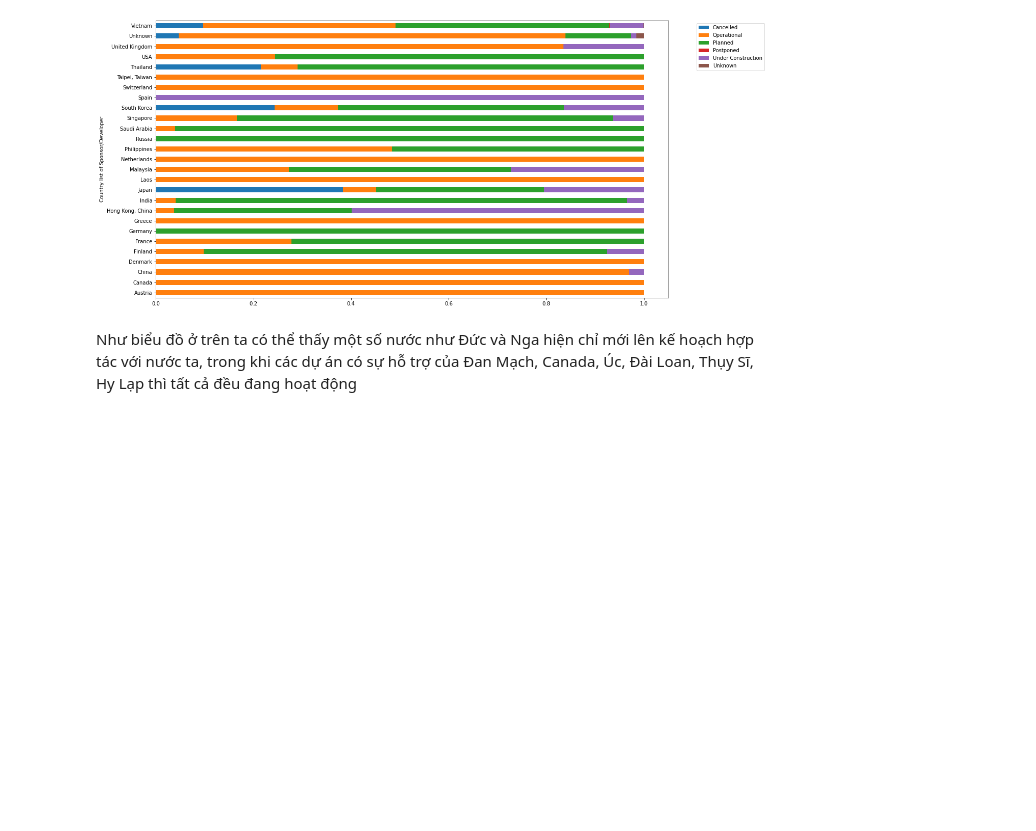
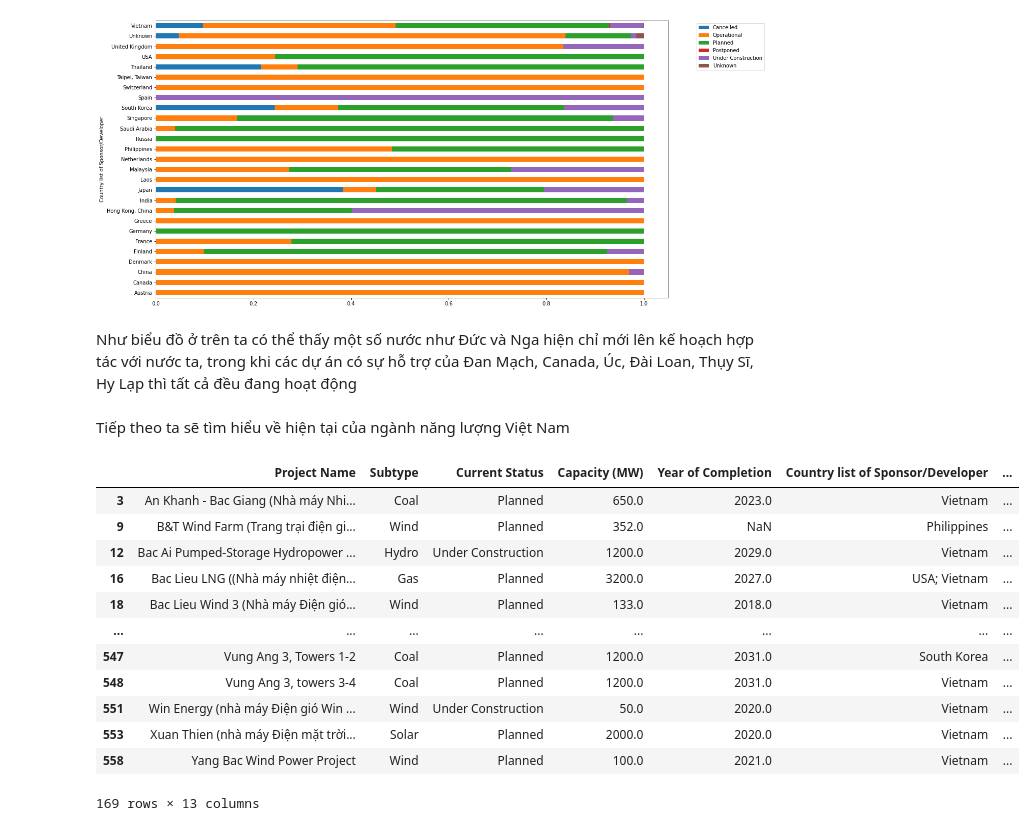
Before and after one commit to JustKidding2K/P4DS_FinalProject, a Jupyter notebook: Source.ipynb, the cells around one changed output. Saved outputs shown, nothing was run; the diff lists cells and outputs as text; code cells hidden in the pictures; blank space fills up the shorter version.

```diff
--- a/Source.ipynb
+++ b/Source.ipynb
@@ -523,3 +523,22 @@ ax.legend(bbox_to_anchor=(1.05, 1), loc='upper left')
 [figure]
 # %% [markdown]
 Như biểu đồ ở trên ta có thể thấy một số nước như Đức và Nga hiện chỉ mới lên kế hoạch hợp tác với nước ta, trong khi các dự án có sự hỗ trợ của Đan Mạch, Canada, Úc, Đài Loan, Thụy Sĩ, Hy Lạp thì tất cả đều đang hoạt động
+# %% [markdown]
+Tiếp theo ta sẽ tìm hiểu về hiện tại của ngành năng lượng Việt Nam
+# %%
+active_now=df[df['Current Status']=='Operational']
+future=df[(df['Current Status']=='Planned')|(df['Current Status']=='Under Construction')]
+# %% [output]
+|  | Project Name | Subtype | Current Status | Capacity (MW) | Year of Completion | Country list of Sponsor/Developer | ... |
+| 3 | An Khanh - Bac Giang (Nhà máy Nhi... | Coal | Planned | 650.0 | 2023.0 | Vietnam | ... |
+| 9 | B&T Wind Farm (Trang trại điện gi... | Wind | Planned | 352.0 | NaN | Philippines | ... |
+| 12 | Bac Ai Pumped-Storage Hydropower ... | Hydro | Under Construction | 1200.0 | 2029.0 | Vietnam | ... |
+| 16 | Bac Lieu LNG ((Nhà máy nhiệt điện... | Gas | Planned | 3200.0 | 2027.0 | USA; Vietnam | ... |
+| 18 | Bac Lieu Wind 3 (Nhà máy Điện gió... | Wind | Planned | 133.0 | 2018.0 | Vietnam | ... |
+| ... | ... | ... | ... | ... | ... | ... | ... |
+| 547 | Vung Ang 3, Towers 1-2 | Coal | Planned | 1200.0 | 2031.0 | South Korea | ... |
+| 548 | Vung Ang 3, towers 3-4 | Coal | Planned | 1200.0 | 2031.0 | Vietnam | ... |
+| 551 | Win Energy (nhà máy Điện gió Win ... | Wind | Under Construction | 50.0 | 2020.0 | Vietnam | ... |
+| 553 | Xuan Thien (nhà máy Điện mặt trời... | Solar | Planned | 2000.0 | 2020.0 | Vietnam | ... |
+| 558 | Yang Bac Wind Power Project | Wind | Planned | 100.0 | 2021.0 | Vietnam | ... |
+169 rows × 13 columns
```
Also changed, not shown: parts of 4 cells of this notebook, 2 other files.
